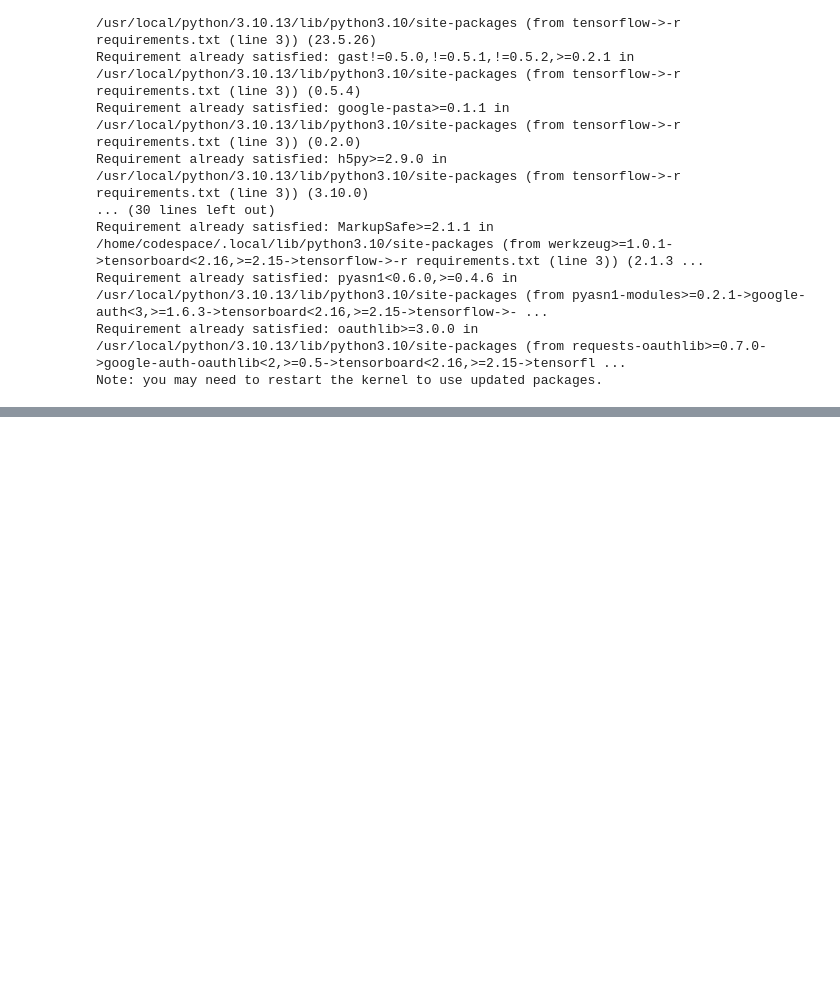
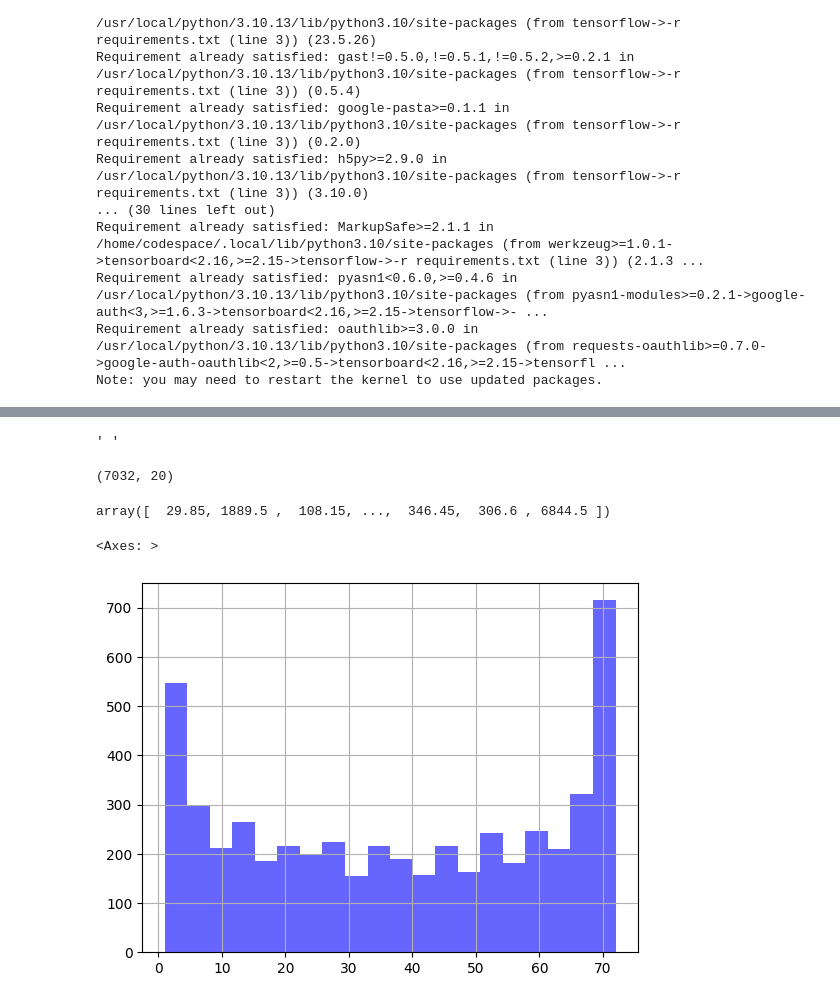
Before and after one commit to quantumdeepak/git_practice, a Jupyter notebook: prectice_1.ipynb, the cells around one changed output, grey strips where cells are left out. Cells and saved outputs as stored; diff of their text form; code cells hidden in the pictures; blank space fills up the shorter version.

```diff
--- a/prectice_1.ipynb
+++ b/prectice_1.ipynb
@@ -20,0 +31,4 @@ Note: you may need to restart the kernel to use updated packages.
+# %%
+## loading the dataset
+df=pd.read_csv('customer_churn.csv')
+df.sample(5)
@@ -20,0 +61,4 @@ Note: you may need to restart the kernel to use updated packages.
+# %%
+## Droping the unwanted columns
+## customerID column is not required for prediction
+df.drop('customerID',axis='columns',inplace=True)
@@ -20,0 +121,21 @@ Note: you may need to restart the kernel to use updated packages.
+# %%
+df.iloc[488]['TotalCharges']
+# %% [output]
+' '
+# %%
+## Removing the blank rows
+df1=df[df.TotalCharges!=' ']
+df1.shape
+# %% [output]
+(7032, 20)
+# %%
+df1.TotalCharges=pd.to_numeric(df1.TotalCharges)
+# %%
+df1.TotalCharges.values
+# %% [output]
+array([  29.85, 1889.5 ,  108.15, ...,  346.45,  306.6 , 6844.5 ])
+# %%
+df1[df1.Churn=='No'].tenure.hist(bins=20,alpha=0.6,color='blue',label='Churn=No')
+# %% [output]
+<Axes: >
+[figure, added]
```
Also changed, not shown: parts of 36 cells of this notebook, 1 other file.
